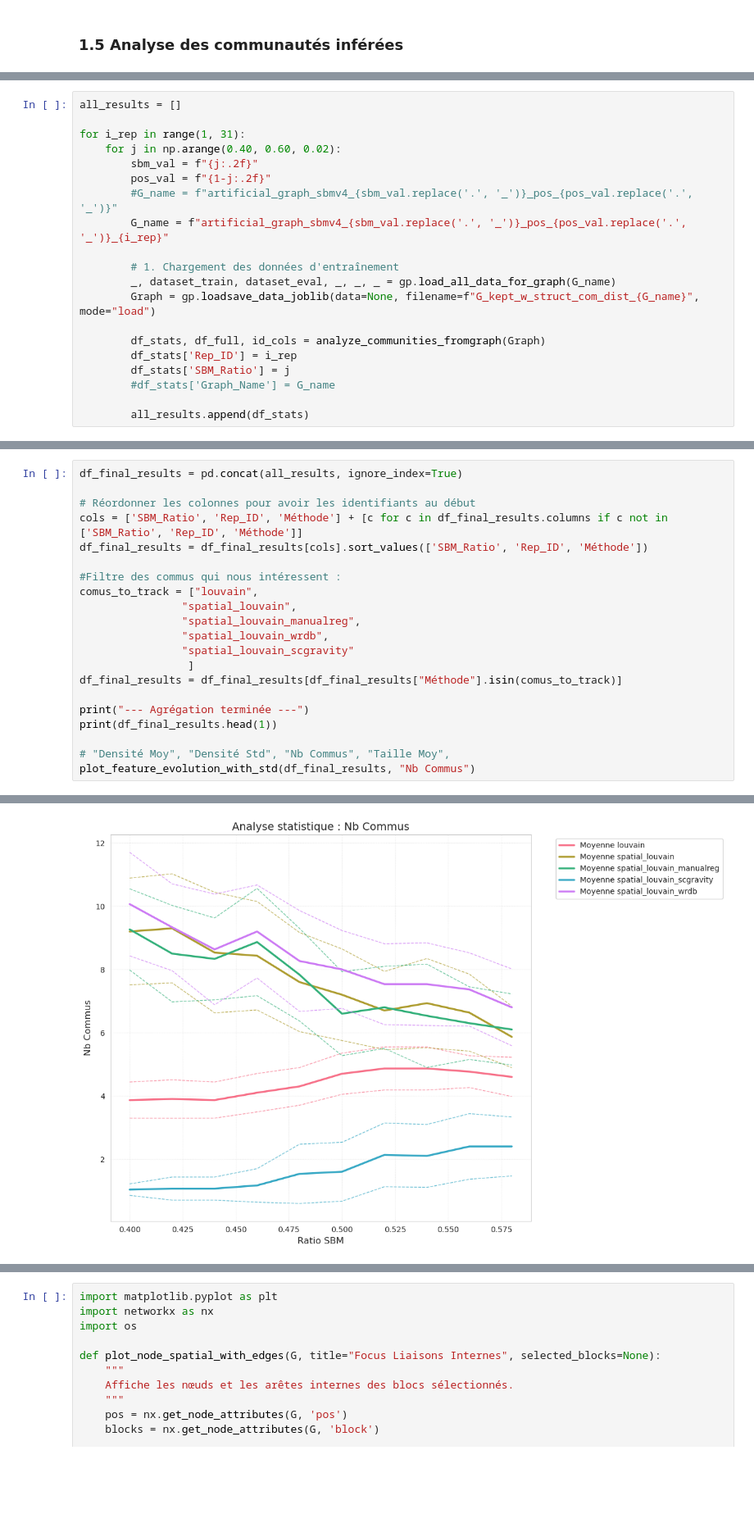
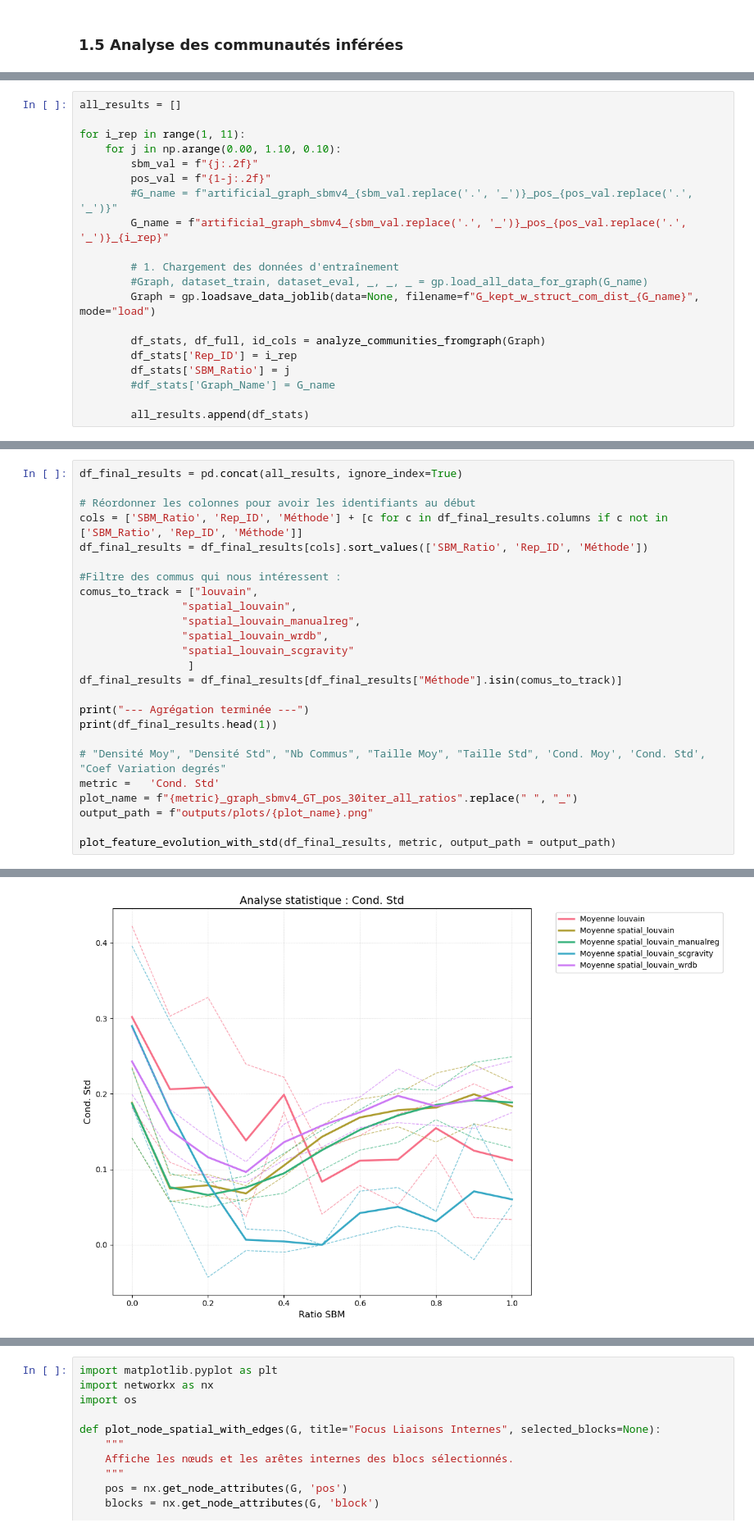
Before and after one commit to DeankoontzG/SHAP-like-Graph-Analysis, a Jupyter notebook: Performance_Analysis.ipynb, the cells around one changed output, grey strips where cells are left out. Shown at 82% size. Drawn from its saved outputs; the diff is of its cells as text; blank space fills up the shorter version.

```diff
--- a/Performance_Analysis.ipynb
+++ b/Performance_Analysis.ipynb
@@ -946,15 +989,15 @@ def plot_feature_evolution_with_std(df, feature_name):
 # %%
 all_results = []
 
-for i_rep in range(1, 31):
-    for j in np.arange(0.40, 0.60, 0.02):
+for i_rep in range(1, 11):
+    for j in np.arange(0.00, 1.10, 0.10):
         sbm_val = f"{j:.2f}"
         pos_val = f"{1-j:.2f}"
         #G_name = f"artificial_graph_sbmv4_{sbm_val.replace('.', '_')}_pos_{pos_val.replace('.', '_')}"
         G_name = f"artificial_graph_sbmv4_{sbm_val.replace('.', '_')}_pos_{pos_val.replace('.', '_')}_{i_rep}"
 
         # 1. Chargement des données d'entraînement
-        _, dataset_train, dataset_eval, _, _, _ = gp.load_all_data_for_graph(G_name)
+        #Graph, dataset_train, dataset_eval, _, _, _ = gp.load_all_data_for_graph(G_name)
         Graph = gp.loadsave_data_joblib(data=None, filename=f"G_kept_w_struct_com_dist_{G_name}", mode="load")
 
         df_stats, df_full, id_cols = analyze_communities_fromgraph(Graph)
@@ -1000,8 +1043,12 @@ df_final_results = df_final_results[df_final_results["Méthode"].isin(comus_to_t
 print("--- Agrégation terminée ---")
 print(df_final_results.head(1))
 
-# "Densité Moy", "Densité Std", "Nb Commus", "Taille Moy",
-plot_feature_evolution_with_std(df_final_results, "Nb Commus")
+# "Densité Moy", "Densité Std", "Nb Commus", "Taille Moy", "Taille Std", 'Cond. Moy', 'Cond. Std', "Coef Variation degrés"
+metric =   'Cond. Std'
+plot_name = f"{metric}_graph_sbmv4_GT_pos_30iter_all_ratios".replace(" ", "_")
+output_path = f"outputs/plots/{plot_name}.png"
+
+plot_feature_evolution_with_std(df_final_results, metric, output_path = output_path)
 # %% [output]
 --- Agrégation terminée ---
    SBM_Ratio  Rep_ID  Méthode  Nb Commus  Taille Moy  Taille Max  Taille Min  \
@@ -1012,2 +1063,2 @@ plot_feature_evolution_with_std(df_final_results, "Nb Commus")
-[figure, old version]
+[figure, new version]
 # %% [markdown]
```
Also changed, not shown: parts of 9 cells of this notebook, 1 other file.
